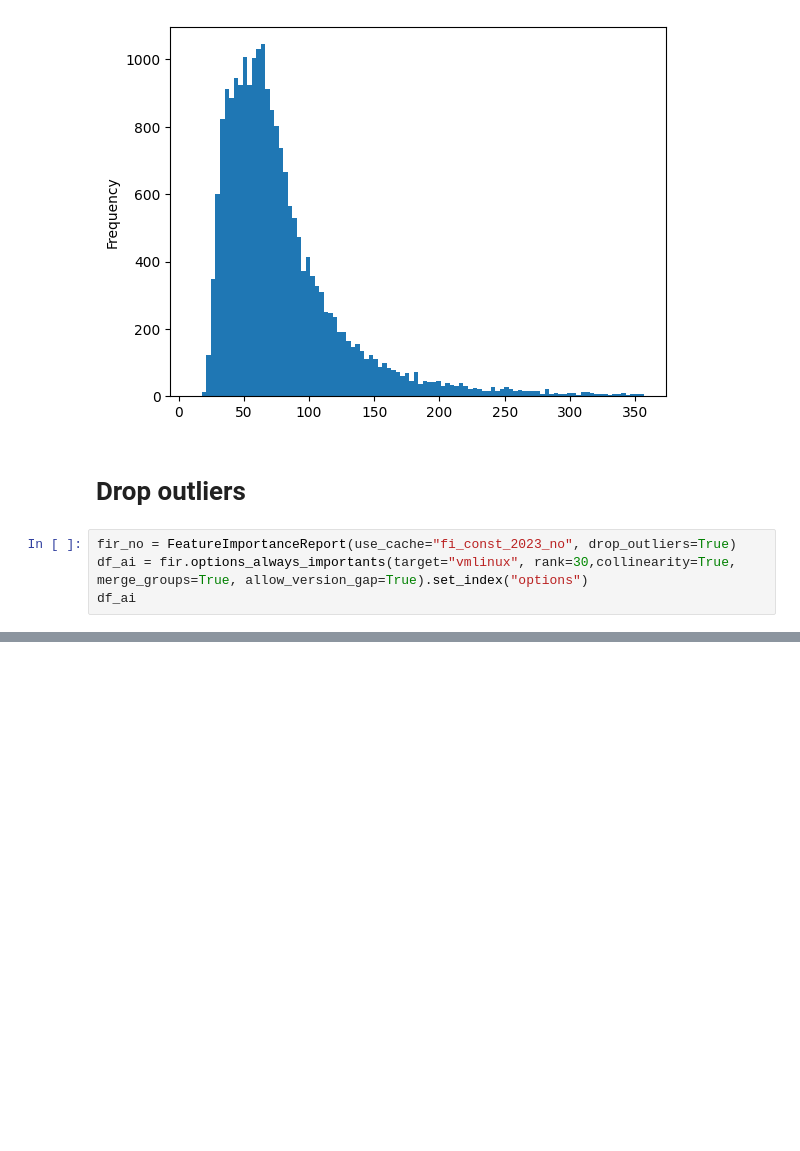
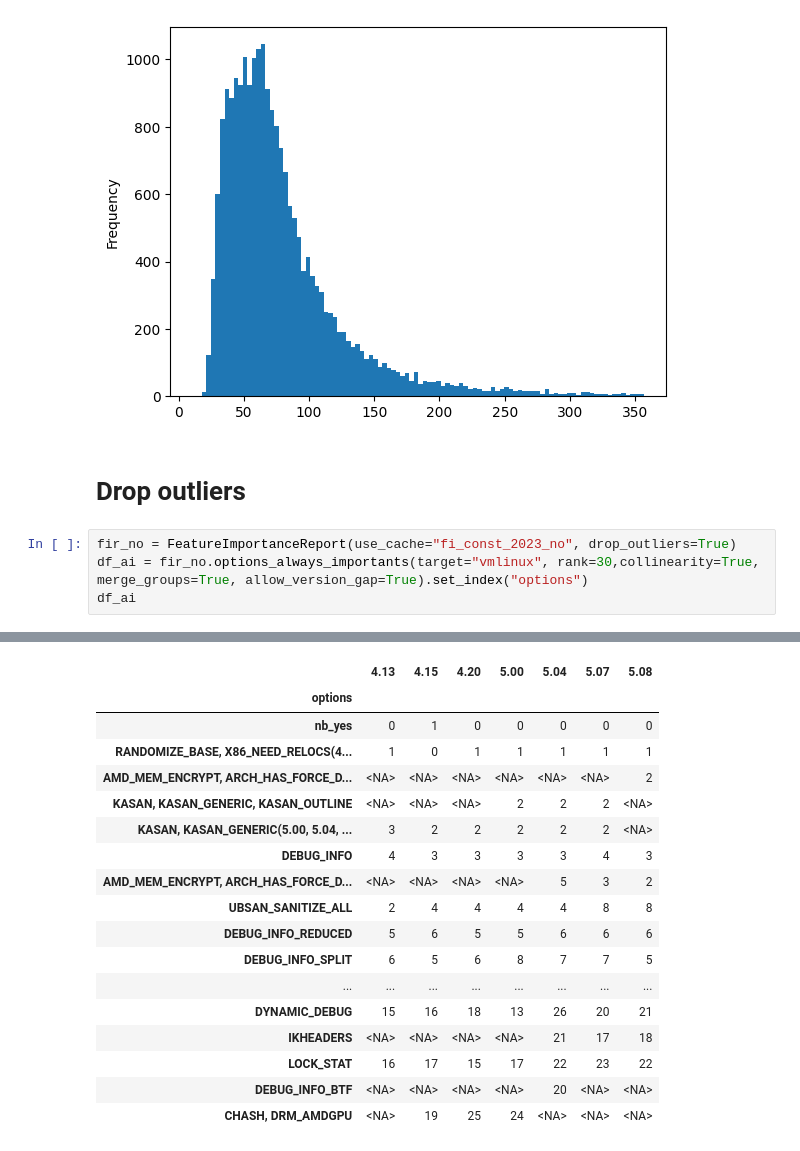
Before and after one commit to TuxML/tuxai, a Jupyter notebook: notebooks/2023_01_26.ipynb, the cells around one changed output, grey strips where cells are left out. Cells and saved outputs as stored; diff of their text form; blank space fills up the shorter version.

```diff
--- a/notebooks/2023_01_26.ipynb
+++ b/notebooks/2023_01_26.ipynb
@@ -182,5 +182,6 @@ df1.vmlinux.plot.hist(bins=100)
 # Drop outliers
 # %%
 fir_no = FeatureImportanceReport(use_cache="fi_const_2023_no", drop_outliers=True)
-df_ai = fir.options_always_importants(target="vmlinux", rank=30,collinearity=True, merge_groups=True, allow_version_gap=True).set_index("options")
+df_ai = fir_no.options_always_importants(target="vmlinux", rank=30,collinearity=True, merge_groups=True, allow_version_gap=True).set_index("options")
 df_ai
+# %% [output]
@@ -186,0 +293,18 @@ df_ai
+|  | 4.13 | 4.15 | 4.20 | 5.00 | 5.04 | 5.07 | 5.08 |
+| options |  |  |  |  |  |  |  |
+| nb_yes | 0 | 1 | 0 | 0 | 0 | 0 | 0 |
+| RANDOMIZE_BASE, X86_NEED_RELOCS(4... | 1 | 0 | 1 | 1 | 1 | 1 | 1 |
+| AMD_MEM_ENCRYPT, ARCH_HAS_FORCE_D... | <NA> | <NA> | <NA> | <NA> | <NA> | <NA> | 2 |
+| KASAN, KASAN_GENERIC, KASAN_OUTLINE | <NA> | <NA> | <NA> | 2 | 2 | 2 | <NA> |
+| KASAN, KASAN_GENERIC(5.00, 5.04, ... | 3 | 2 | 2 | 2 | 2 | 2 | <NA> |
+| DEBUG_INFO | 4 | 3 | 3 | 3 | 3 | 4 | 3 |
+| AMD_MEM_ENCRYPT, ARCH_HAS_FORCE_D... | <NA> | <NA> | <NA> | <NA> | 5 | 3 | 2 |
+| UBSAN_SANITIZE_ALL | 2 | 4 | 4 | 4 | 4 | 8 | 8 |
+| DEBUG_INFO_REDUCED | 5 | 6 | 5 | 5 | 6 | 6 | 6 |
+| DEBUG_INFO_SPLIT | 6 | 5 | 6 | 8 | 7 | 7 | 5 |
+| ... | ... | ... | ... | ... | ... | ... | ... |
+| DYNAMIC_DEBUG | 15 | 16 | 18 | 13 | 26 | 20 | 21 |
+| IKHEADERS | <NA> | <NA> | <NA> | <NA> | 21 | 17 | 18 |
+| LOCK_STAT | 16 | 17 | 15 | 17 | 22 | 23 | 22 |
+| DEBUG_INFO_BTF | <NA> | <NA> | <NA> | <NA> | 20 | <NA> | <NA> |
+| CHASH, DRM_AMDGPU | <NA> | 19 | 25 | 24 | <NA> | <NA> | <NA> |
```
Also changed, not shown: parts of 12 cells of this notebook.
